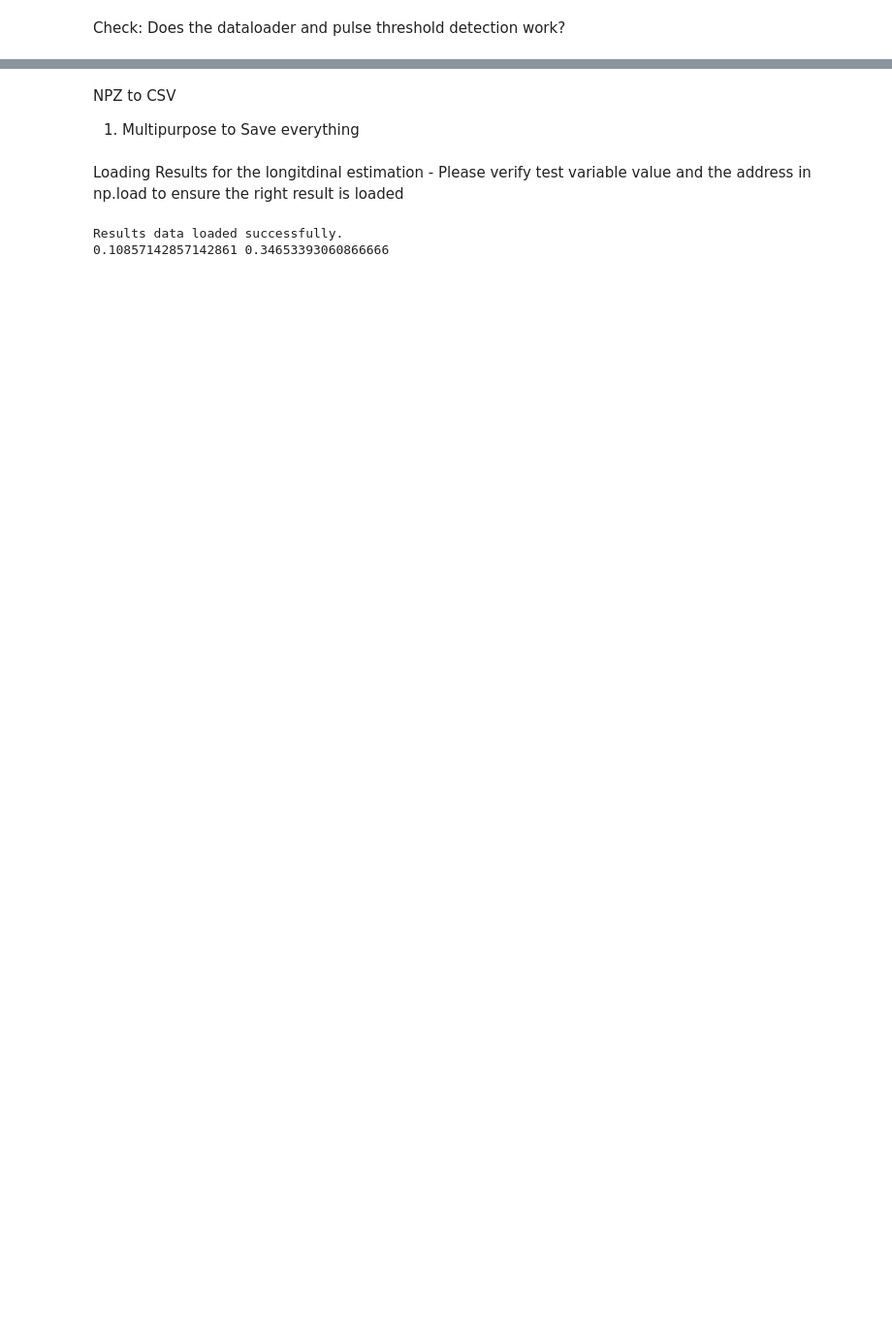
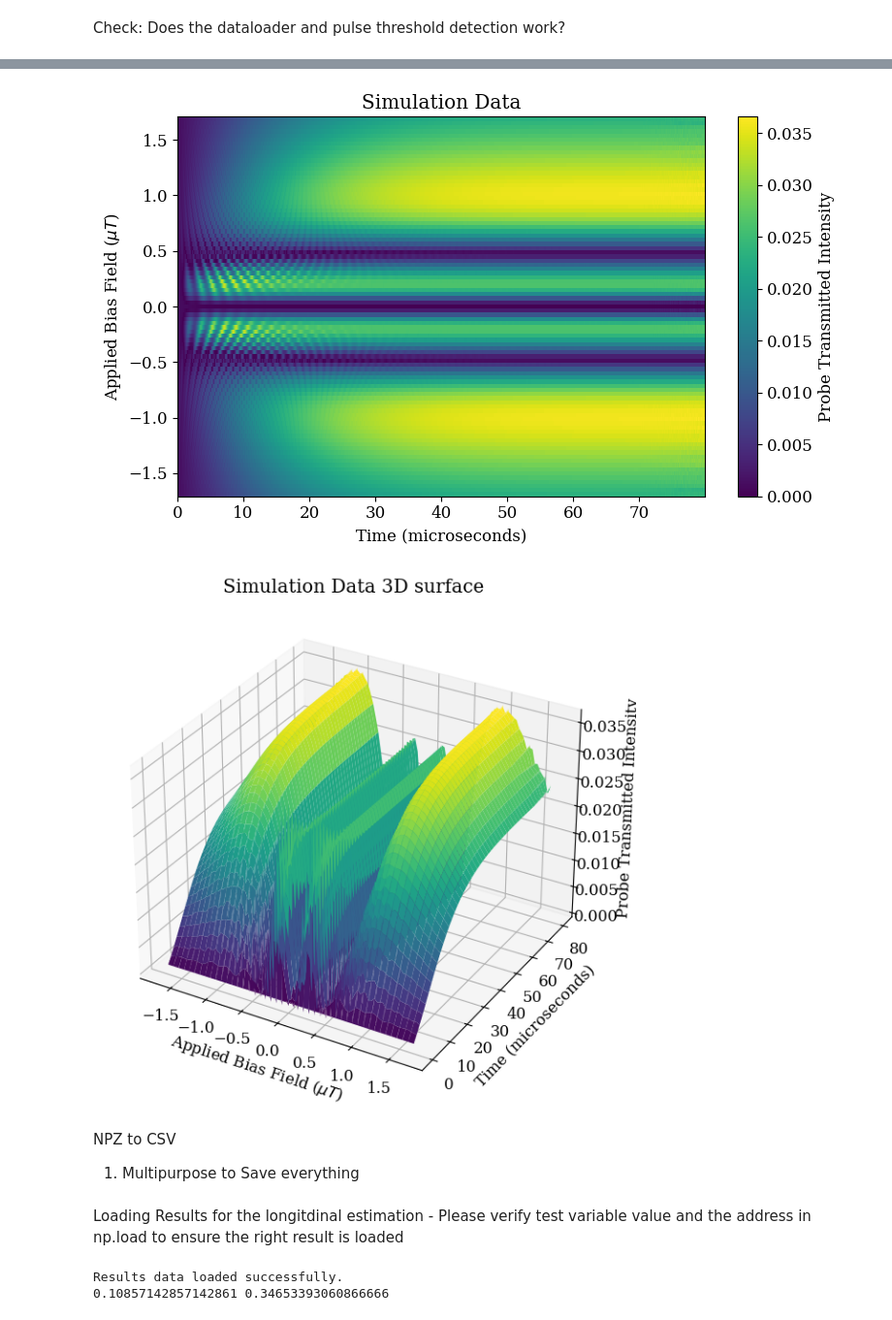
Before and after one commit to apranav22/bayesian_nmor, a Jupyter notebook: Trial_Y_Field_Estimation_Dataset_3_For_Plotting.ipynb, the cells around one changed output, grey strips where cells are left out. Shown at 97% size. Saved outputs shown, nothing was run; the diff lists cells and outputs as text; code cells hidden in the pictures; blank space fills up the shorter version.

```diff
--- a/Trial_Y_Field_Estimation_Dataset_3_For_Plotting.ipynb
+++ b/Trial_Y_Field_Estimation_Dataset_3_For_Plotting.ipynb
@@ -234,15 +236,15 @@ def calibration(data, v_dark, v_max):
     return calibrated_data
 # %%
 def plot_heat_and_surface(X_vec, Y_vec, Z_arr, title_prefix="Data", estimation_mode='longitudinal', trajectory_mode = False, traj_bias=[], curr_time = 5.0, save_path =""):
-    Yg = Yg * 0.7 #FIXME Mhz to Gauss conversion for plotting
+    Y_vec = Y_vec * 0.7 #FIXME Mhz to Gauss conversion for plotting
     Xg, Yg = np.meshgrid(X_vec, Y_vec,indexing = 'ij')  # note: meshgrid order (cols = y)
     # heatmap
     plt.figure(figsize=(8,5))
     plt.pcolormesh( Xg, Yg, Z_arr, shading='auto')
-    plt.xlabel("Time (microseconds)"); plt.ylabel("Applied Bias Field (Gauss)")
+    plt.xlabel("Time (microseconds)"); plt.ylabel("Applied Bias Field ($\mu T$)")
     if trajectory_mode:
         curr_time_index = np.searchsorted(X_vec, curr_time);traj_bias = np.repeat(traj_bias, (X_vec.shape[0]-curr_time_index - 1)//len(traj_bias))
-        traj_bias = np.asarray(traj_bias)*0.7 #FIXME Mhz to Gauss conversion for plotting
+        traj_bias = np.asarray(traj_bias)*0.7 #FIXME Mhz to $\mu T$ conversion for plotting
         plt.plot(X_vec[curr_time_index]+X_vec[:len(traj_bias)], traj_bias, color='red', marker='o', markersize=5, label='Trajectory')
     plt.colorbar(label="Probe Transmitted Intensity")
     plt.title(f"{title_prefix}")
@@ -251,29 +253,11 @@ def plot_heat_and_surface(X_vec, Y_vec, Z_arr, title_prefix="Data", estimation_m
     fig = plt.figure(figsize=(9,6))
     ax = fig.add_subplot(111, projection='3d')
     ax.plot_surface(Yg, Xg, Z_arr, cmap=cm.viridis, linewidth=0, antialiased=True)
-    ax.set_xlabel("Applied Bias Field (Gauss)"); ax.set_ylabel("Time (microseconds)"); ax.set_zlabel("Probe Transmitted Intensity")
+    ax.set_xlabel("Applied Bias Field ($\mu T$)"); ax.set_ylabel("Time (microseconds)"); ax.set_zlabel("Probe Transmitted Intensity")
     plt.title(f"{title_prefix} 3D surface")
     if save_path != "":
         plt.savefig(save_path)
     plt.tight_layout(); plt.show()
-
-def plot_slice(by_idx):
-    t_sim, f_sim, by_sim, sim_cube = load_simulation_cube(SIM_FILES_CONFIG_Y_Estimation)
-    plt.figure(figsize=(10, 6))
-    data_slice = sim_cube[:, :, by_idx].T
-
-    plt.imshow(
-        data_slice,
-        aspect ='auto',
-        origin='lower',
-        extent=[t_sim[0], t_sim[-1], f_sim[0], f_sim[-1]],
-        cmap='viridis'
-    )
-    plt.colorbar(label='Intensity')
-    plt.title(f"Simulation Slice at By = {by_sim[by_idx]:.2f}")
-    plt.xlabel('Time')
-    plt.ylabel('Frequency')
-    plt.show()
 # %%
 class GPUInterpolator:
     def __init__(self, t_axis = None, f_axis = None, by_axis = None, data_cube = None):
@@ -423,17 +407,17 @@ class GPUInterpolator:
 #interpolator and interpolation validator for Y field estimation
 def get_final_interpolator(SIM_FILES_CONFIG_Y_Estimation):
     print("...Building Final Interpolator...")
-    if not os.path.exists(os.path.join(DATA_DIR, "gpu_sim_interpolator_new_normalisation_linear_0.3_threshold.npz")):
+    if not os.path.exists(os.path.join(DATA_DIR, "gpu_sim_interpolator_new_normalisation_linear_spline_0.3_threshold.npz")):
         to = time.time()
 
         t_sim, f_sim, by_sim, cube = load_simulation_cube(SIM_FILES_CONFIG_Y_Estimation)
         print("Simulation Cube Shape:",cube.shape)
         full_interp = GPUInterpolator(t_sim, f_sim, by_sim, cube)
-        full_interp.save(os.path.join(DATA_DIR, "gpu_sim_interpolator_new_normalisation_linear_0.3_threshold.npz"))
+        full_interp.save(os.path.join(DATA_DIR, "gpu_sim_interpolator_new_normalisation_linear_spline_0.3_threshold.npz"))
         t_sim, f_sim, by_sim = cp.asarray(t_sim), cp.asarray(f_sim), cp.asarray(by_sim)
     else:
         to = time.time()
-        t_sim, f_sim, by_sim, full_interp = GPUInterpolator.load(os.path.join(DATA_DIR, "gpu_sim_interpolator_new_normalisation_linear_0.3_threshold.npz"))
+        t_sim, f_sim, by_sim, full_interp = GPUInterpolator.load(os.path.join(DATA_DIR, "gpu_sim_interpolator_new_normalisation_linear_spline_0.3_threshold.npz"))
     print("Time taken to load Interpolator:", time.time() - to)
     return t_sim, f_sim, by_sim,full_interp
 
@@ -1243,3 +1226,10 @@ When does experiment signal turn on?
+# %%
+sim_matrix = cp.abs(get_predictions_batch(sim_spline, cp.asarray(t_exp), f_sim, 0.48) - get_predictions_batch(sim_spline, cp.asarray(t_exp), f_sim, 0.50))
+# print("Sim Data")
+plot_heat_and_surface(t_exp, f_sim.get(), sim_matrix.get(), title_prefix="Simulation Data")
+# %% [output]
+[figure, added]
+[figure, added]
 # %% [markdown]
 NPZ to CSV
 
```
Also changed, not shown: parts of 60 cells of this notebook, 5 other files.
